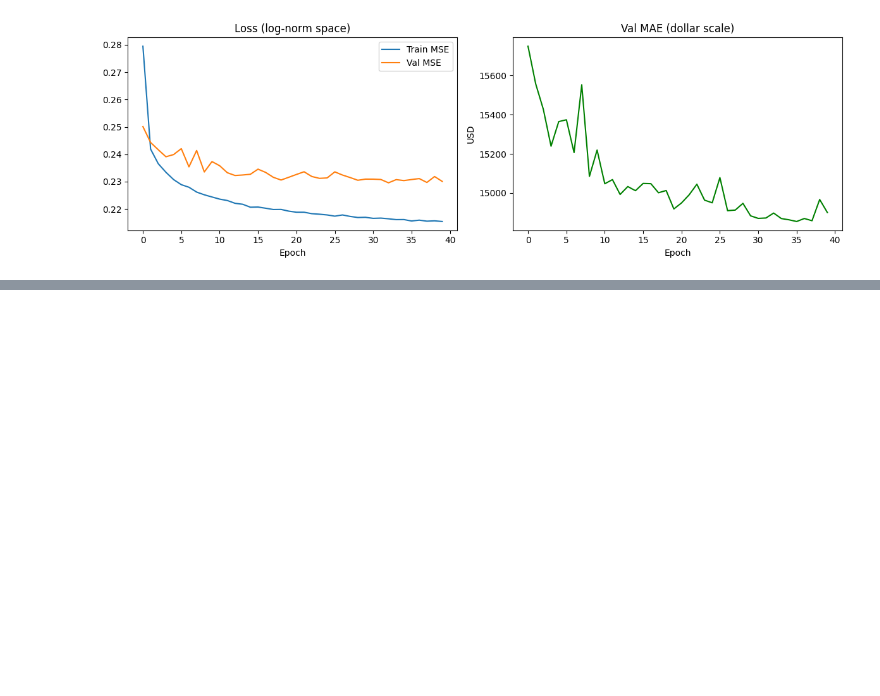
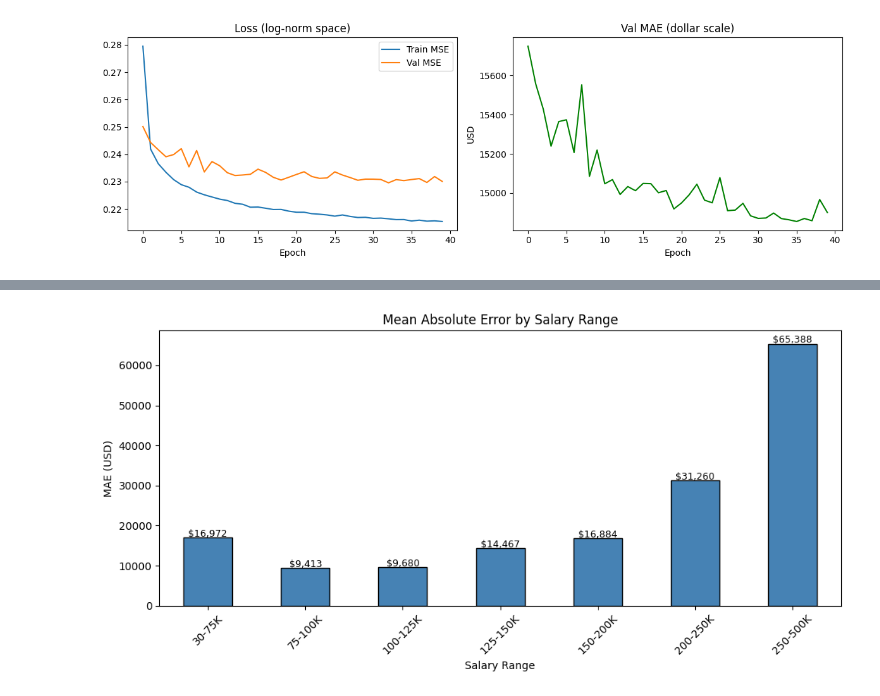
Before and after one commit to jean-johnson-zwix/compensation_buddy, a Jupyter notebook: model_training.ipynb, the cells around one changed output, grey strips where cells are left out. Cells and saved outputs as stored; diff of their text form; code cells hidden in the pictures; blank space fills up the shorter version.

```diff
--- a/model_training.ipynb
+++ b/model_training.ipynb
@@ -641,0 +695,31 @@ plt.show()
+# %%
+
+# Create salary Range
+bins = [30000, 75000, 100000, 125000, 150000, 200000, 250000, 500000]
+labels = ['30-75K', '75-100K', '100-125K', '125-150K', '150-200K', '200-250K', '250-500K']
+
+bucket = pd.cut(y_true, bins=bins, labels=labels)
+errors = np.abs(y_pred - y_true)
+
+# Compute MAE per bucket
+mae_by_bucket = pd.DataFrame({
+    'bucket': bucket,
+    'error': errors
+}).groupby('bucket')['error'].mean()
+
+fig, ax = plt.subplots(figsize=(10, 5))
+mae_by_bucket.plot(kind='bar', ax=ax, color='steelblue', edgecolor='black')
+ax.set_title('Mean Absolute Error by Salary Range')
+ax.set_xlabel('Salary Range')
+ax.set_ylabel('MAE (USD)')
+ax.tick_params(axis='x', rotation=45)
+
+# Add value labels on top of bars
+for i, v in enumerate(mae_by_bucket):
+    ax.text(i, v + 200, f'${v:,.0f}', ha='center', fontsize=9)
+
+plt.tight_layout()
+plt.savefig('error_by_bucket.png', dpi=150, bbox_inches='tight')
+plt.show()
+# %% [output]
+[figure, added]
```
Also changed, not shown: parts of 8 cells of this notebook.
